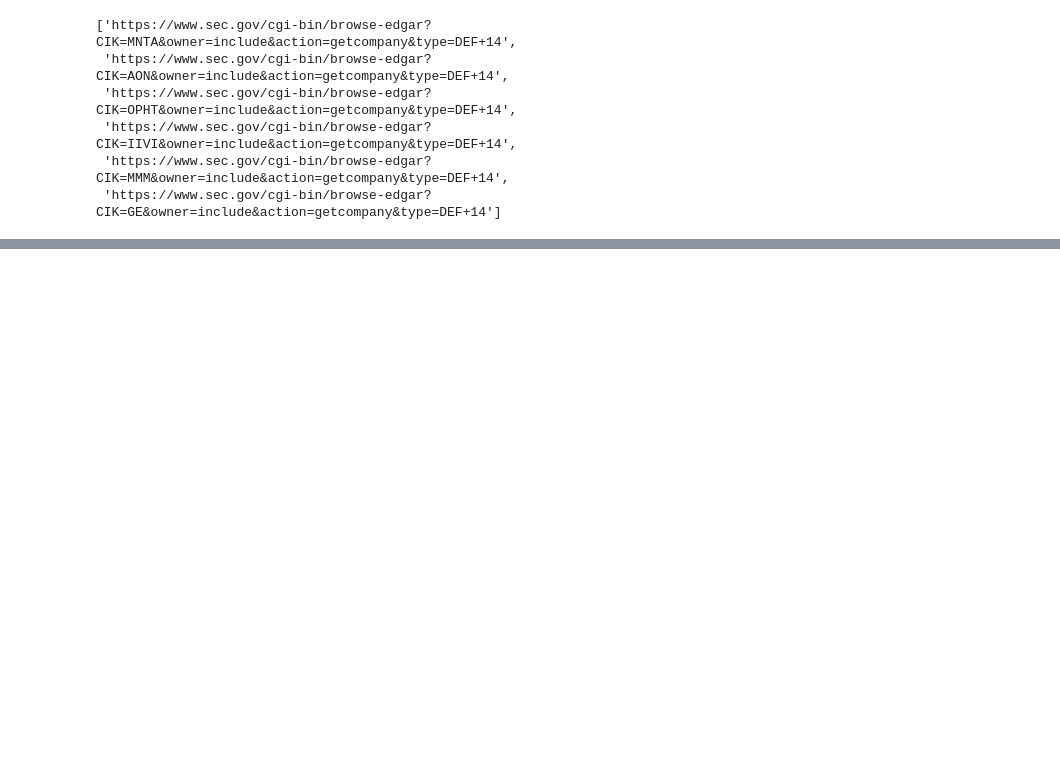
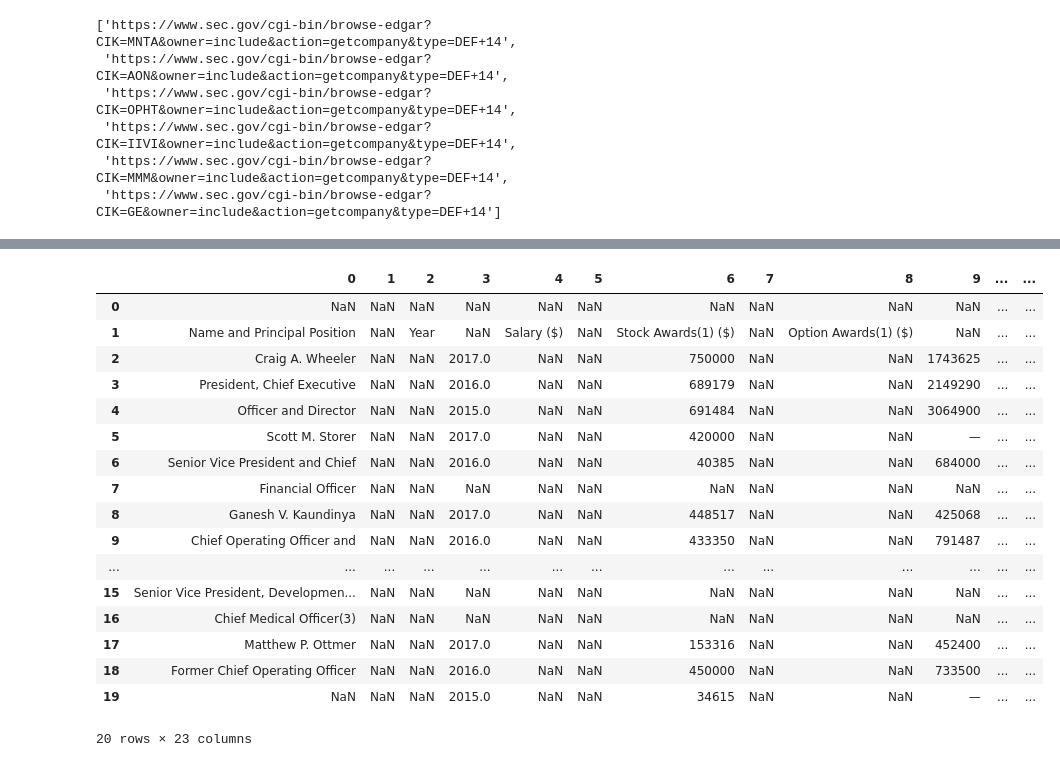
Before and after one commit to mooredj565/python_scripts, a Jupyter notebook: DEF14A Search.ipynb, the cells around one changed output, grey strips where cells are left out. Cells and saved outputs as stored; diff of their text form; code cells hidden in the pictures; blank space fills up the shorter version.

```diff
--- a/DEF14A Search.ipynb
+++ b/DEF14A Search.ipynb
@@ -61,0 +49,10 @@ ACC_Num[61]
+# %%
+#don't need
+ACC_Num = []
+
+for i in range(0,filing_list.shape[0]):
+    start_num = filing_list['Description'][i].find(':') + 2
+    end_num = filing_list['Description'][i].find("\xa0")
+    ACC_Num.append(filing_list['Description'][i][start_num:end_num])
+
+ACC_Num
@@ -61,0 +74,25 @@ ACC_Num[61]
+# %%
+#BS grabs links here
+tag_list = []
+page = requests.get(url_list[0])
+
+soup = BS(page.content, 'lxml')
+
+doc_link = soup.find_all('a')
+
+for i in range(0,len(doc_link)):
+    x = doc_link[i].get('href')
+    y = x.split('/')
+    if len(y) > 1:
+        if y[1] == 'Archives':
+            tag_list.append(x)
+
+document_links = []
+
+for i in range(0,len(tag_list)):
+    index_page = requests.get('https://www.sec.gov'+tag_list[i])
+    soup2= BS(index_page.content, 'lxml')
+    doc_link2 = soup2.find_all('a')
+    document_links.append(doc_link2[8].get('href'))
+
+document_links
@@ -62,3 +114,5 @@ ACC_Num[61]
 # %%
-for i in range(0, len(url_list)):
-    dashboard.append(pd.read_html(url_list[i]))
+filing_reader = []
+for i in range(0,len(document_links)):
+    url = 'https://www.sec.gov'+document_links[i]
+    filing_reader.append(pd.read_html(url))
@@ -64,0 +139,21 @@ for i in range(0, len(url_list)):
+# %%
+filing_reader[0][21]
+# %% [output]
+|  | 0 | 1 | 2 | 3 | 4 | 5 | 6 | 7 | 8 | 9 | ... | ... |
+| 0 | NaN | NaN | NaN | NaN | NaN | NaN | NaN | NaN | NaN | NaN | ... | ... |
+| 1 | Name and Principal Position | NaN | Year | NaN | Salary ($) | NaN | Stock Awards(1) ($) | NaN | Option Awards(1) ($) | NaN | ... | ... |
+| 2 | Craig A. Wheeler | NaN | NaN | 2017.0 | NaN | NaN | 750000 | NaN | NaN | 1743625 | ... | ... |
+| 3 | President, Chief Executive | NaN | NaN | 2016.0 | NaN | NaN | 689179 | NaN | NaN | 2149290 | ... | ... |
+| 4 | Officer and Director | NaN | NaN | 2015.0 | NaN | NaN | 691484 | NaN | NaN | 3064900 | ... | ... |
+| 5 | Scott M. Storer | NaN | NaN | 2017.0 | NaN | NaN | 420000 | NaN | NaN | — | ... | ... |
+| 6 | Senior Vice President and Chief | NaN | NaN | 2016.0 | NaN | NaN | 40385 | NaN | NaN | 684000 | ... | ... |
+| 7 | Financial Officer | NaN | NaN | NaN | NaN | NaN | NaN | NaN | NaN | NaN | ... | ... |
+| 8 | Ganesh V. Kaundinya | NaN | NaN | 2017.0 | NaN | NaN | 448517 | NaN | NaN | 425068 | ... | ... |
+| 9 | Chief Operating Officer and | NaN | NaN | 2016.0 | NaN | NaN | 433350 | NaN | NaN | 791487 | ... | ... |
+| ... | ... | ... | ... | ... | ... | ... | ... | ... | ... | ... | ... | ... |
+| 15 | Senior Vice President, Developmen... | NaN | NaN | NaN | NaN | NaN | NaN | NaN | NaN | NaN | ... | ... |
+| 16 | Chief Medical Officer(3) | NaN | NaN | NaN | NaN | NaN | NaN | NaN | NaN | NaN | ... | ... |
+| 17 | Matthew P. Ottmer | NaN | NaN | 2017.0 | NaN | NaN | 153316 | NaN | NaN | 452400 | ... | ... |
+| 18 | Former Chief Operating Officer | NaN | NaN | 2016.0 | NaN | NaN | 450000 | NaN | NaN | 733500 | ... | ... |
+| 19 | NaN | NaN | NaN | 2015.0 | NaN | NaN | 34615 | NaN | NaN | — | ... | ... |
+20 rows × 23 columns
```
Also changed, not shown: parts of 8 cells of this notebook.
